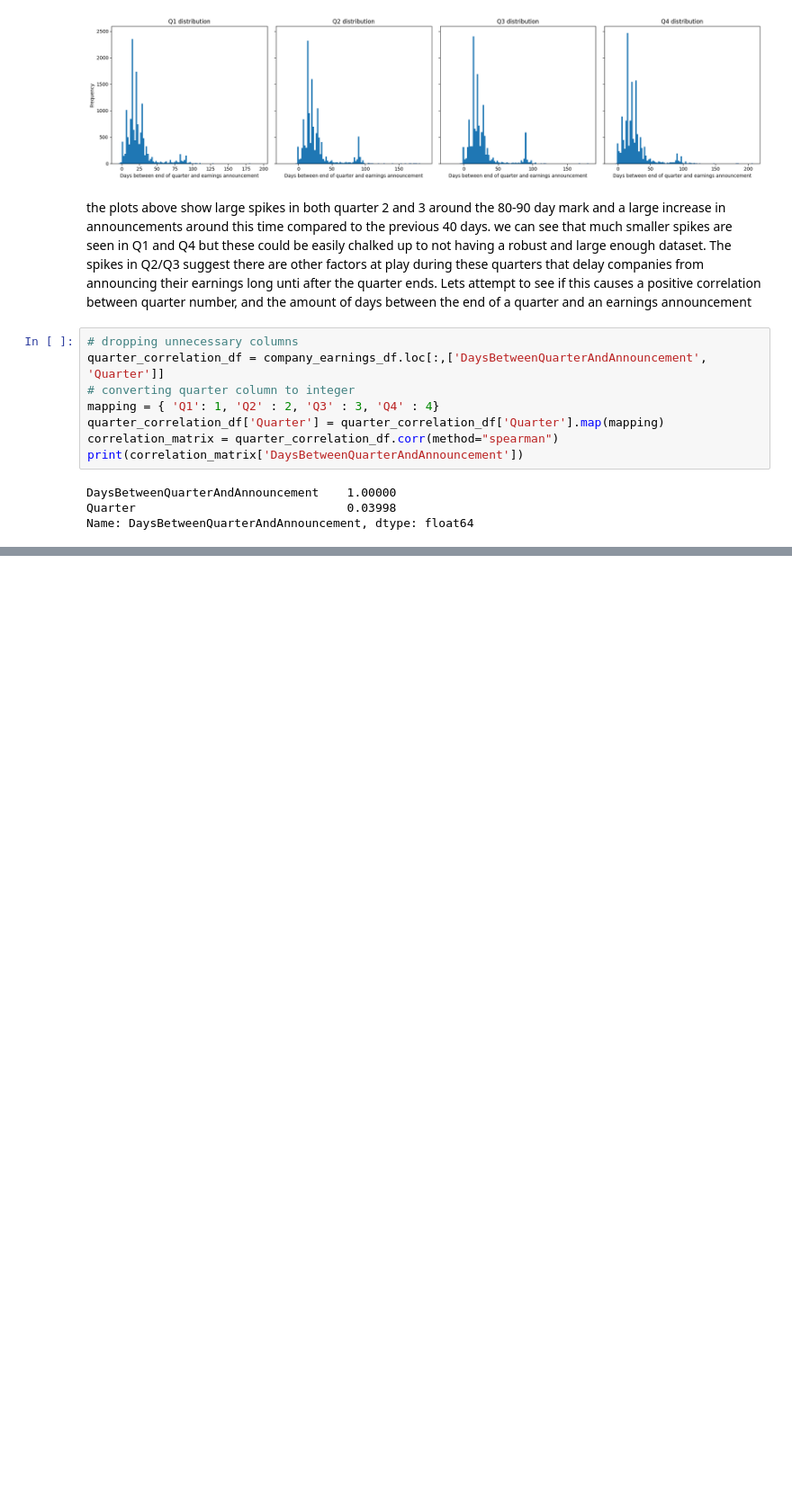
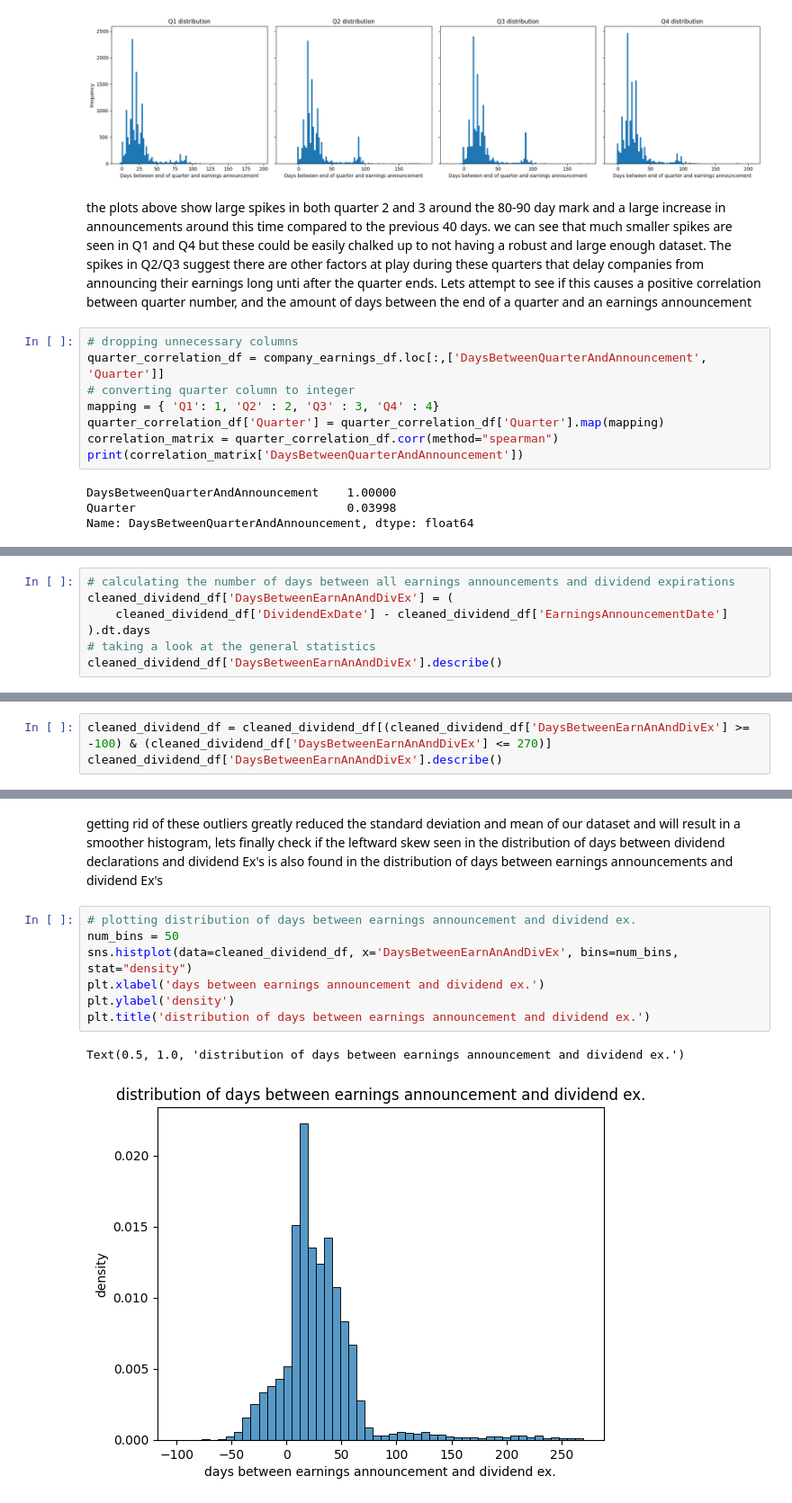
Before and after one commit to Barak-Horowitz/Walleye-Capital-Case-Study, a Jupyter notebook: dividendPrediction.ipynb, the cells around one changed output, grey strips where cells are left out. Shown at 90% size. Drawn from its saved outputs; the diff is of its cells as text; blank space fills up the shorter version.

```diff
--- a/dividendPrediction.ipynb
+++ b/dividendPrediction.ipynb
@@ -329,0 +422,7 @@ the correlation coefficiant is around 0.04 suggesting little to no correlation b
+# %%
+# calculating the number of days between all earnings announcements and dividend expirations
+cleaned_dividend_df['DaysBetweenEarnAnAndDivEx'] = (
+    cleaned_dividend_df['DividendExDate'] - cleaned_dividend_df['EarningsAnnouncementDate']
+).dt.days
+# taking a look at the general statistics
+cleaned_dividend_df['DaysBetweenEarnAnAndDivEx'].describe()
@@ -329,0 +463,3 @@ the correlation coefficiant is around 0.04 suggesting little to no correlation b
+# %%
+cleaned_dividend_df = cleaned_dividend_df[(cleaned_dividend_df['DaysBetweenEarnAnAndDivEx'] >= -100) & (cleaned_dividend_df['DaysBetweenEarnAnAndDivEx'] <= 270)]
+cleaned_dividend_df['DaysBetweenEarnAnAndDivEx'].describe()
@@ -329,0 +476,12 @@ the correlation coefficiant is around 0.04 suggesting little to no correlation b
+# %% [markdown]
+getting rid of these outliers greatly reduced the standard deviation and mean of our dataset and will result in a smoother histogram, lets finally check if the leftward skew seen in the distribution of days between dividend declarations and dividend Ex's is also found in the distribution of days between earnings announcements and dividend Ex's
+# %%
+# plotting distribution of days between earnings announcement and dividend ex.
+num_bins = 50
+sns.histplot(data=cleaned_dividend_df, x='DaysBetweenEarnAnAndDivEx', bins=num_bins, stat="density")
+plt.xlabel('days between earnings announcement and dividend ex.')
+plt.ylabel('density')
+plt.title('distribution of days between earnings announcement and dividend ex.')
+# %% [output]
+Text(0.5, 1.0, 'distribution of days between earnings announcement and dividend ex.')
+[figure, added]
```
Also changed, not shown: parts of 31 cells of this notebook.
